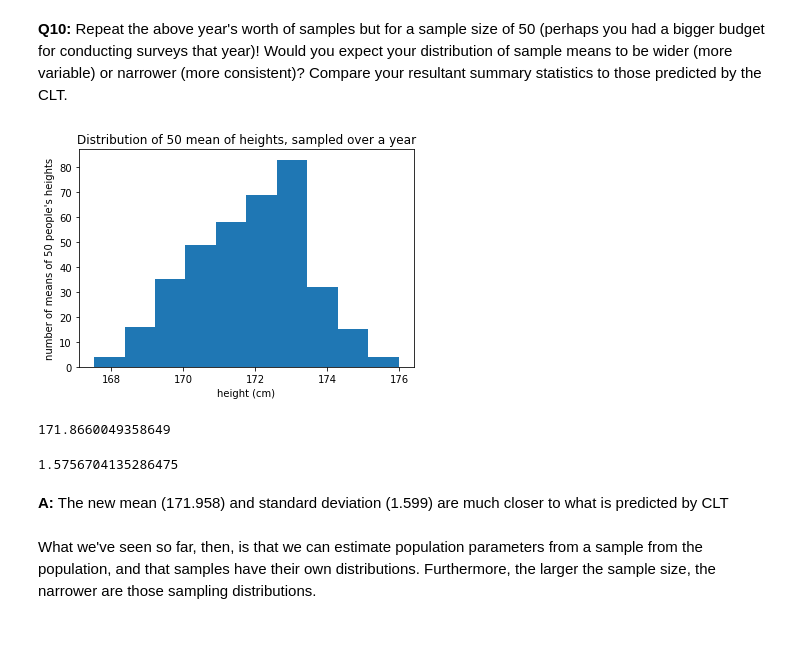
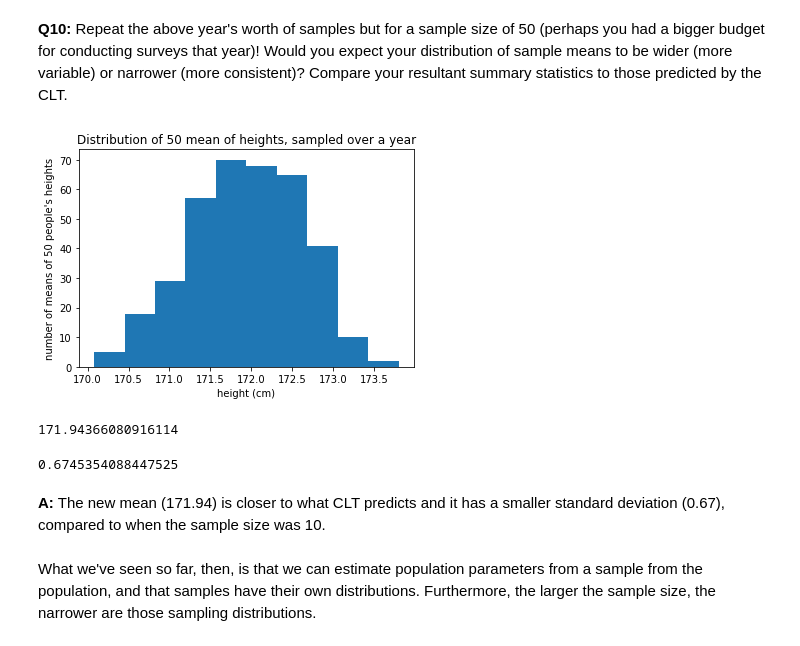
Before and after one commit to somayehY/DataScienceBootCamp, a Jupyter notebook: Unit10/Frequentist Case Study/Frequentist Inference Case Study - Part A (3).ipynb, the cells around one changed output. Saved outputs shown, nothing was run; the diff lists cells and outputs as text; code cells hidden in the pictures.

```diff
--- a/Unit10/Frequentist Case Study/Frequentist Inference Case Study - Part A (3).ipynb
+++ b/Unit10/Frequentist Case Study/Frequentist Inference Case Study - Part A (3).ipynb
@@ -251,20 +251,20 @@ sample_mean50 = []
 for _ in range(365):
     sample_mean50.append(np.mean(townsfolk_sampler(50)))
 # %%
-_ = plt.hist(sample_mean, bins=10)
+_ = plt.hist(sample_mean50, bins=10)
 _ = plt.xlabel('height (cm)')
 _ = plt.ylabel("number of means of 50 people's heights")
 _ = plt.title('Distribution of 50 mean of heights, sampled over a year')
 # %% [output]
-[figure, old version]
+[figure, new version]
 # %%
-print(np.mean(sample_mean))
-np.std(sample_mean)
+print(np.mean(sample_mean50))
+np.std(sample_mean50, ddof=1)
 # %% [output]
-171.8660049358649
+171.94366080916114
-1.5756704135286475
+0.6745354088447525
-# %% [markdown]
-__A:__ The new mean (171.958) and standard deviation (1.599) are much closer to what is predicted by CLT
+# %% [markdown]
+__A:__ The new mean (171.94) is closer to what CLT predicts and it has a smaller standard deviation (0.67), compared to when the sample size was 10.
 # %% [markdown]
 What we've seen so far, then, is that we can estimate population parameters from a sample from the population, and that samples have their own distributions. Furthermore, the larger the sample size, the narrower are those sampling distributions.
 # %% [markdown]
```
Also changed, not shown: parts of 10 cells of this notebook.
